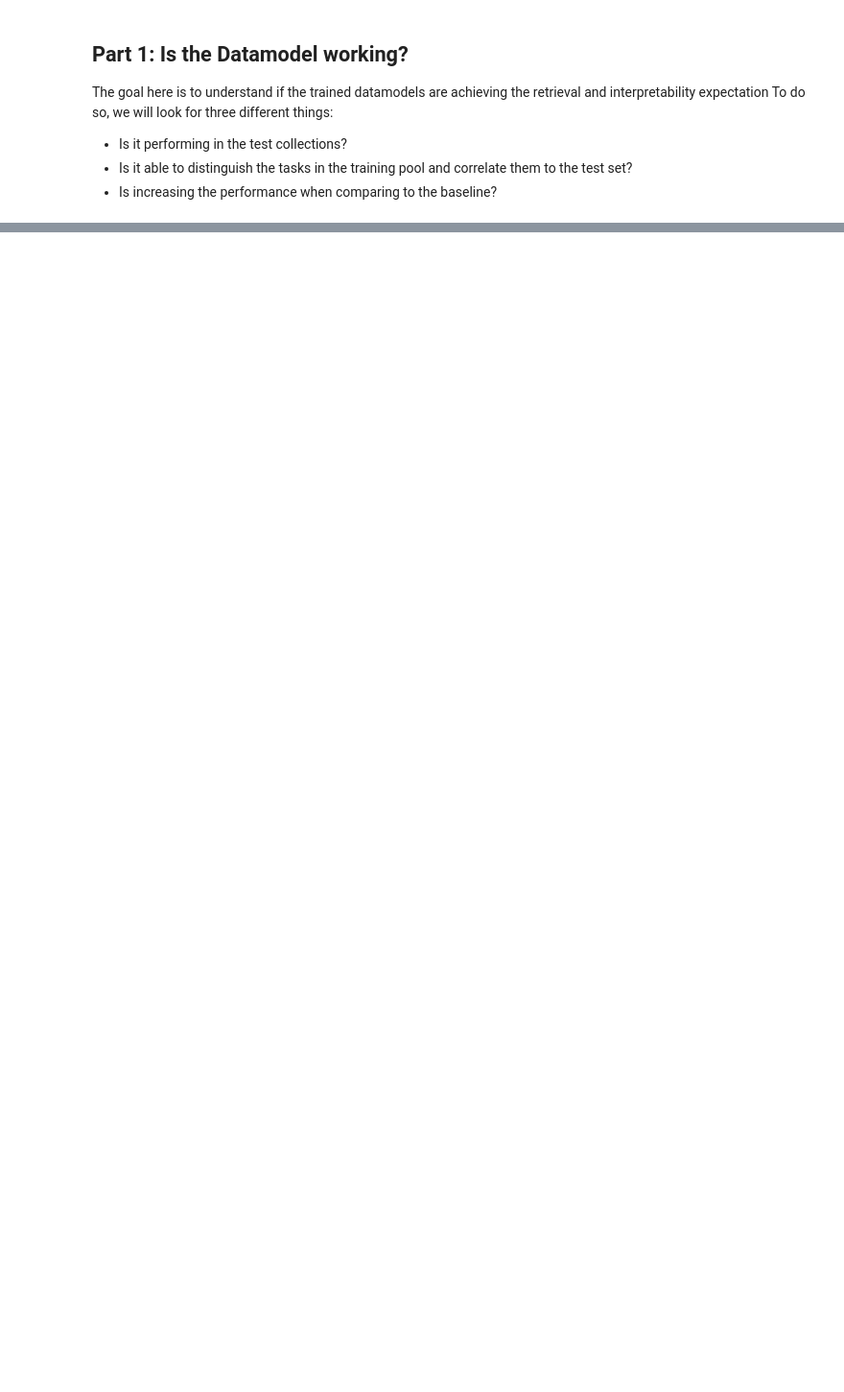
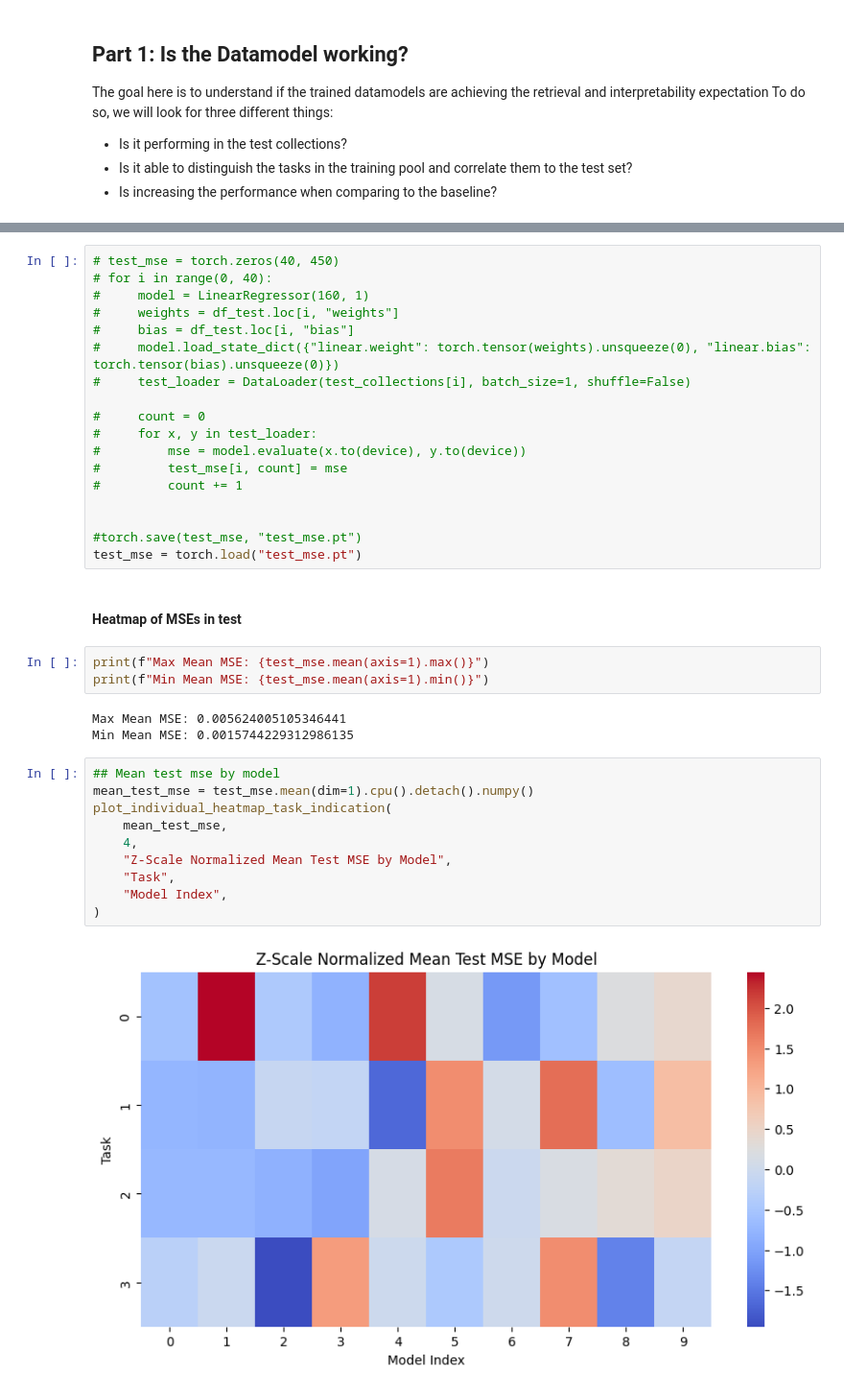
Before and after one commit to CaioRhoden/datamodels-context-reduction, a Jupyter notebook: experiments/bbh-study-case/results/estimation_importance.ipynb, the cells around one changed output, grey strips where cells are left out. Shown: that part at 96% size. Drawn from its saved outputs; the diff is of its cells as text; blank space fills up the shorter version.

```diff
--- a/experiments/bbh-study-case/results/estimation_importance.ipynb
+++ b/experiments/bbh-study-case/results/estimation_importance.ipynb
@@ -52,0 +66,38 @@ Here we will get the performance of the datamodel for the test collections
+# %%
+# test_mse = torch.zeros(40, 450)
+# for i in range(0, 40):
+#     model = LinearRegressor(160, 1)
+#     weights = df_test.loc[i, "weights"]
+#     bias = df_test.loc[i, "bias"]
+#     model.load_state_dict({"linear.weight": torch.tensor(weights).unsqueeze(0), "linear.bias": torch.tensor(bias).unsqueeze(0)})
+#     test_loader = DataLoader(test_collections[i], batch_size=1, shuffle=False)
+
+#     count = 0
+#     for x, y in test_loader:
+#         mse = model.evaluate(x.to(device), y.to(device))
+#         test_mse[i, count] = mse
+#         count += 1
+
+
+#torch.save(test_mse, "test_mse.pt")
+test_mse = torch.load("test_mse.pt")
+# %% [markdown]
+#### Heatmap of MSEs in test
+# %%
+print(f"Max Mean MSE: {test_mse.mean(axis=1).max()}")
+print(f"Min Mean MSE: {test_mse.mean(axis=1).min()}")
+# %% [output]
+Max Mean MSE: 0.005624005105346441
+Min Mean MSE: 0.0015744229312986135
+# %%
+## Mean test mse by model
+mean_test_mse = test_mse.mean(dim=1).cpu().detach().numpy()
+plot_individual_heatmap_task_indication(
+    mean_test_mse,
+    4,
+    "Z-Scale Normalized Mean Test MSE by Model",
+    "Task",
+    "Model Index",
+)
+# %% [output]
+[figure, added]
```
Also changed, not shown: parts of 24 cells of this notebook, 2 other files.
